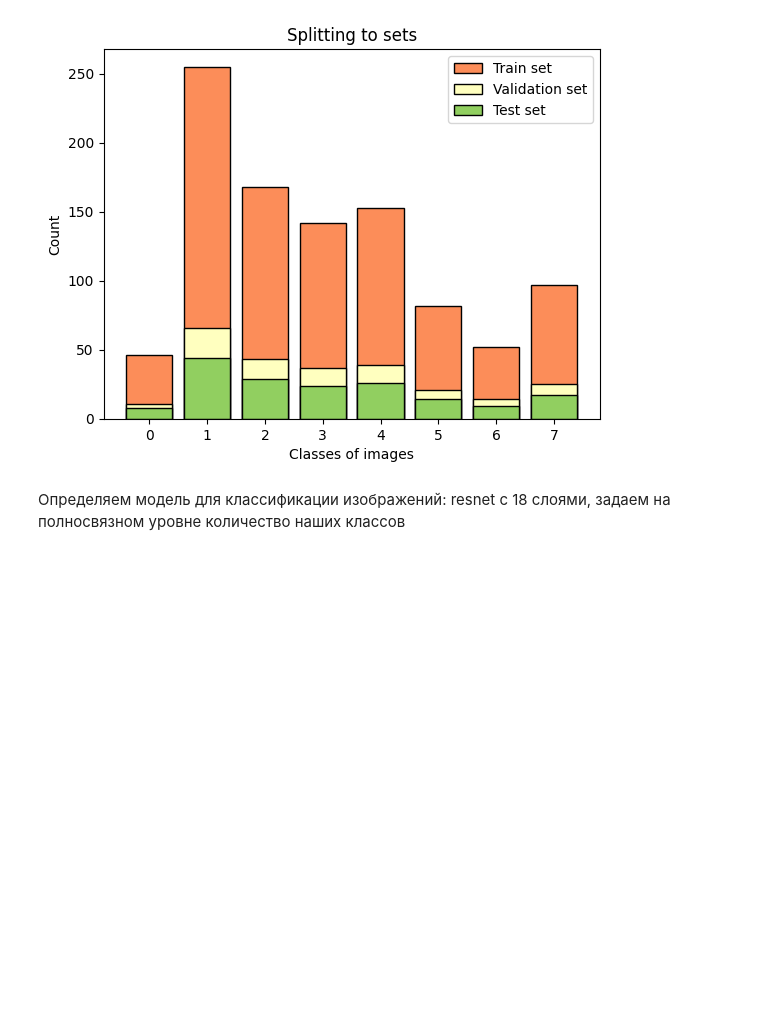
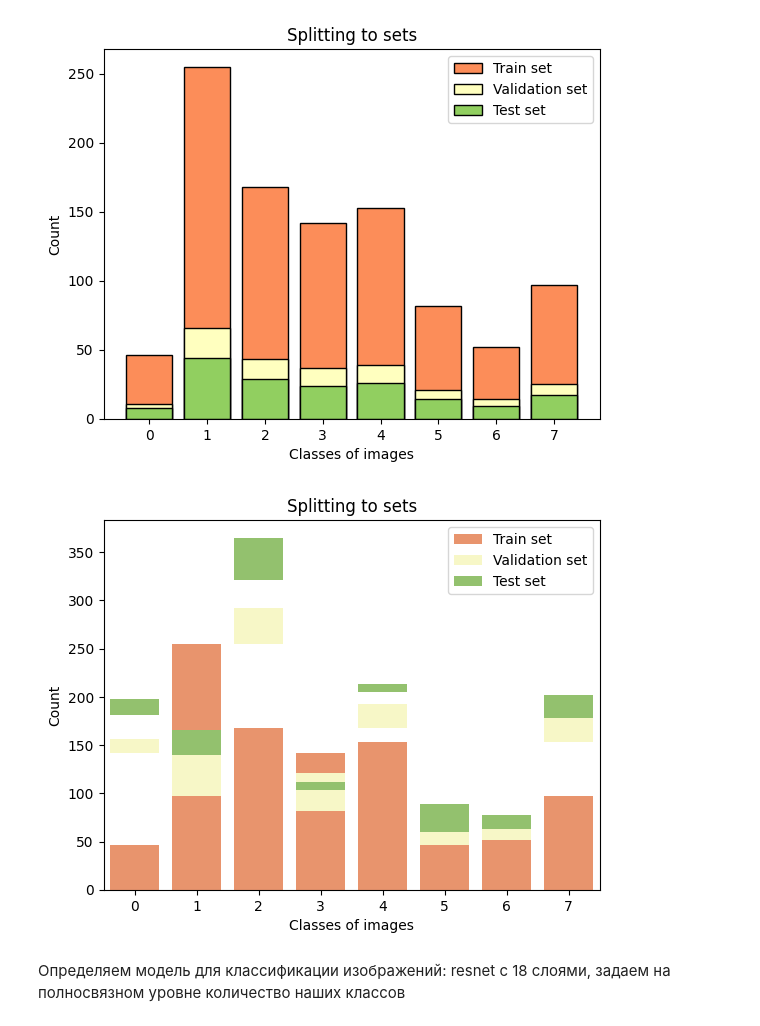
Before and after one commit to ubogoeva/BostonGeneCV, a Jupyter notebook: artist_class_augm-f1_score.ipynb, the cells around one changed output. Saved outputs shown, nothing was run; the diff lists cells and outputs as text; code cells hidden in the pictures; blank space fills up the shorter version.

```diff
--- a/artist_class_augm-f1_score.ipynb
+++ b/artist_class_augm-f1_score.ipynb
@@ -96,7 +177,7 @@ for val_index, test_index in split.split(range(len(test_valid_dataset)), [test_v
 # загрузка данных соответствующего размера
 train_dataset.dataset.transform = train_transform
 print(train_dataset.dataset)
-batch_size = 16
+batch_size = 32
 train_dataloader = torch.utils.data.DataLoader(train_dataset, batch_size=batch_size, shuffle=True)
 val_dataloader = torch.utils.data.DataLoader(val_dataset, batch_size=batch_size, shuffle=False)
 test_dataloader = torch.utils.data.DataLoader(test_dataset, batch_size=batch_size, shuffle=False)
@@ -163,6 +275,34 @@ plt.legend()
 plt.show()
 # %% [output]
 [figure]
+# %%
+import seaborn as sns
+# import matplotlib.pyplot as plt
+import pandas as pd
+import numpy as np
+keys = list(data['Train set'].keys())
+train_values = list(data['Train set'].values())
+val_values = list(data['Validation set'].values())
+test_values = list(data['Test set'].values())
+
+df = pd.DataFrame({'keys': keys,
+                   'Train set': train_values,
+                   'Validation set': val_values,
+                   'Test set': test_values})
+
+sns.barplot(x='keys', y='Train set', data=df, color='#fc8d59', label='Train set')
+sns.barplot(x='keys', y='Validation set', data=df, color='#ffffbf', label='Validation set', bottom=train_values)
+sns.barplot(x='keys', y='Test set', data=df, color='#91cf60', label='Test set', bottom=np.array(train_values) + np.array(val_values))
+
+plt.xlabel('Classes of images')
+plt.ylabel('Count')
+plt.title('Splitting to sets')
+plt.legend()
+plt.show()
+
+plt.show()
+# %% [output]
+[figure, added]
 # %% [markdown]
 Определяем модель для классификации изображений: resnet с 18 слоями, задаем на полносвязном уровне количество наших классов
 # %%
```
Also changed, not shown: parts of 17 cells of this notebook, 3 other files.
